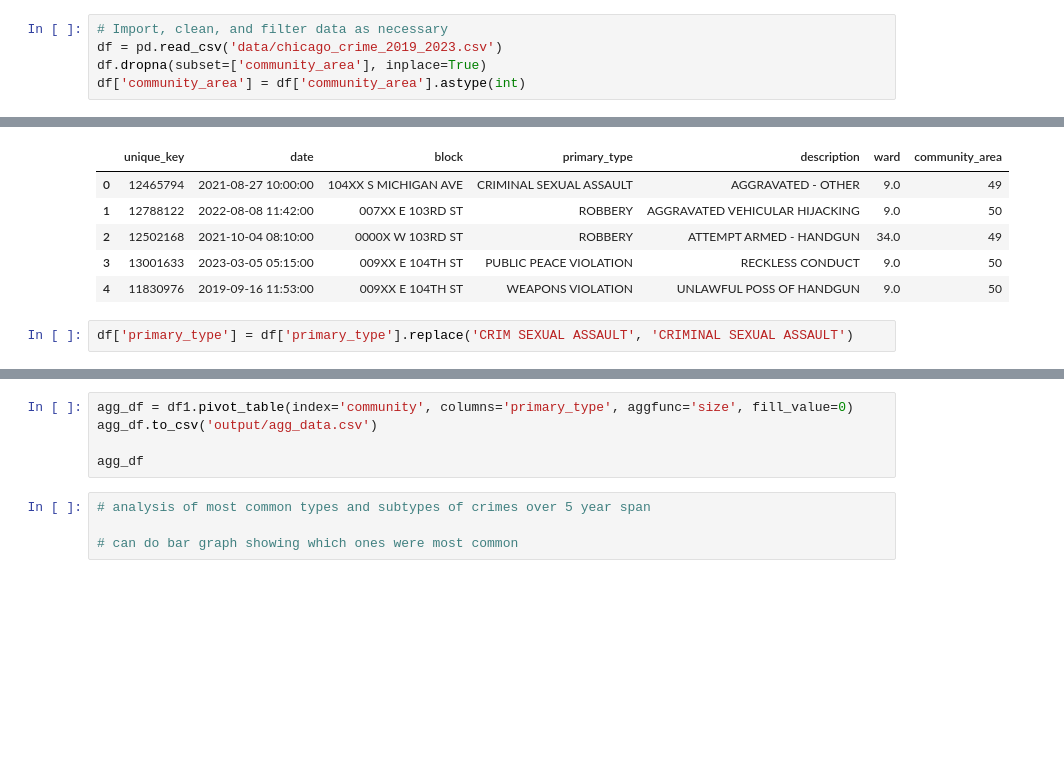
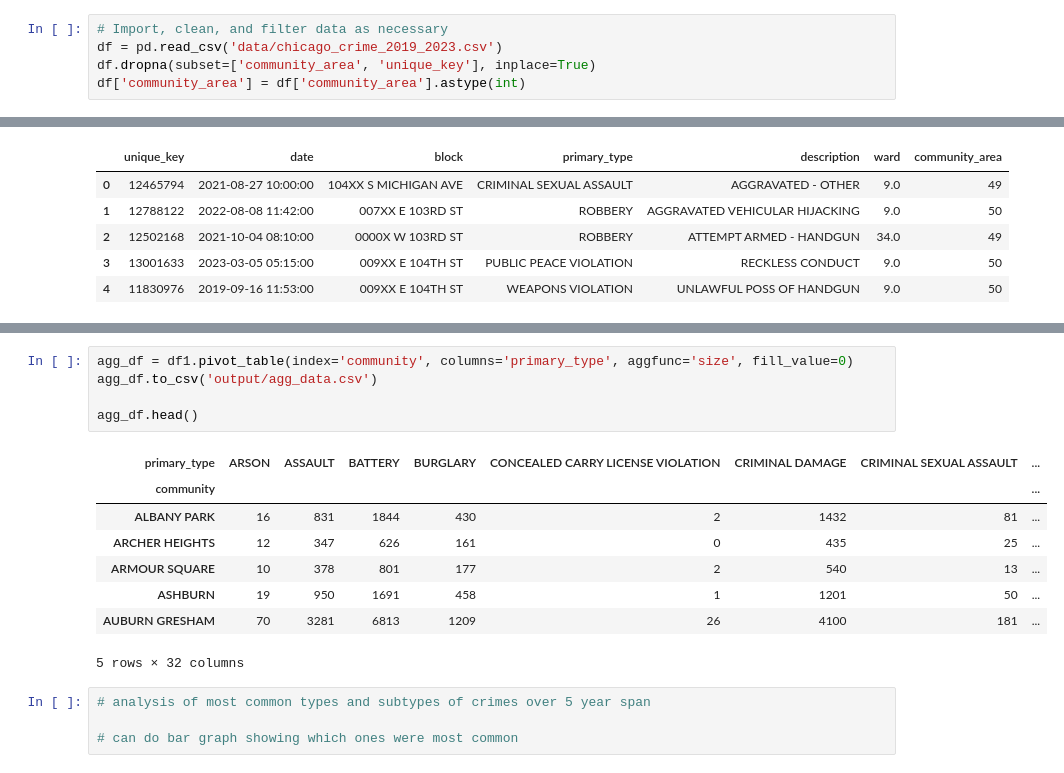
Before and after one commit to jdolinsky/chicago_crime, a Jupyter notebook: analysis.ipynb, the cells around one changed output, grey strips where cells are left out. Saved outputs shown, nothing was run; the diff lists cells and outputs as text; blank space fills up the shorter version.

```diff
--- a/analysis.ipynb
+++ b/analysis.ipynb
@@ -12,5 +12,5 @@ import matplotlib.pyplot as plt
 # %%
 # Import, clean, and filter data as necessary
 df = pd.read_csv('data/chicago_crime_2019_2023.csv')
-df.dropna(subset=['community_area'], inplace=True)
+df.dropna(subset=['community_area', 'unique_key'], inplace=True)
 df['community_area'] = df['community_area'].astype(int)
@@ -40,8 +42,6 @@ df.head()
 | 2 | 12502168 | 2021-10-04 08:10:00 | 0000X W 103RD ST | ROBBERY | ATTEMPT ARMED - HANDGUN | 34.0 | 49 |
 | 3 | 13001633 | 2023-03-05 05:15:00 | 009XX E 104TH ST | PUBLIC PEACE VIOLATION | RECKLESS CONDUCT | 9.0 | 50 |
 | 4 | 11830976 | 2019-09-16 11:53:00 | 009XX E 104TH ST | WEAPONS VIOLATION | UNLAWFUL POSS OF HANDGUN | 9.0 | 50 |
-# %%
-df['primary_type'] = df['primary_type'].replace('CRIM SEXUAL ASSAULT', 'CRIMINAL SEXUAL ASSAULT')
 # %%
 # adding csv for community area numbers
 comm_areas = pd.read_csv('data/CommAreas.csv')
@@ -59,8 +59,17 @@ df1.head()
 # %%
 agg_df = df1.pivot_table(index='community', columns='primary_type', aggfunc='size', fill_value=0)
 agg_df.to_csv('output/agg_data.csv')
 
-agg_df
+agg_df.head()
+# %% [output]
+| primary_type | ARSON | ASSAULT | BATTERY | BURGLARY | CONCEALED CARRY LICENSE VIOLATION | CRIMINAL DAMAGE | CRIMINAL SEXUAL ASSAULT | ... |
+| community |  |  |  |  |  |  |  | ... |
+| ALBANY PARK | 16 | 831 | 1844 | 430 | 2 | 1432 | 81 | ... |
+| ARCHER HEIGHTS | 12 | 347 | 626 | 161 | 0 | 435 | 25 | ... |
+| ARMOUR SQUARE | 10 | 378 | 801 | 177 | 2 | 540 | 13 | ... |
+| ASHBURN | 19 | 950 | 1691 | 458 | 1 | 1201 | 50 | ... |
+| AUBURN GRESHAM | 70 | 3281 | 6813 | 1209 | 26 | 4100 | 181 | ... |
+5 rows × 32 columns
 # %%
 # analysis of most common types and subtypes of crimes over 5 year span
 
```
Also changed, not shown: parts of 4 cells of this notebook, 4 other files.
